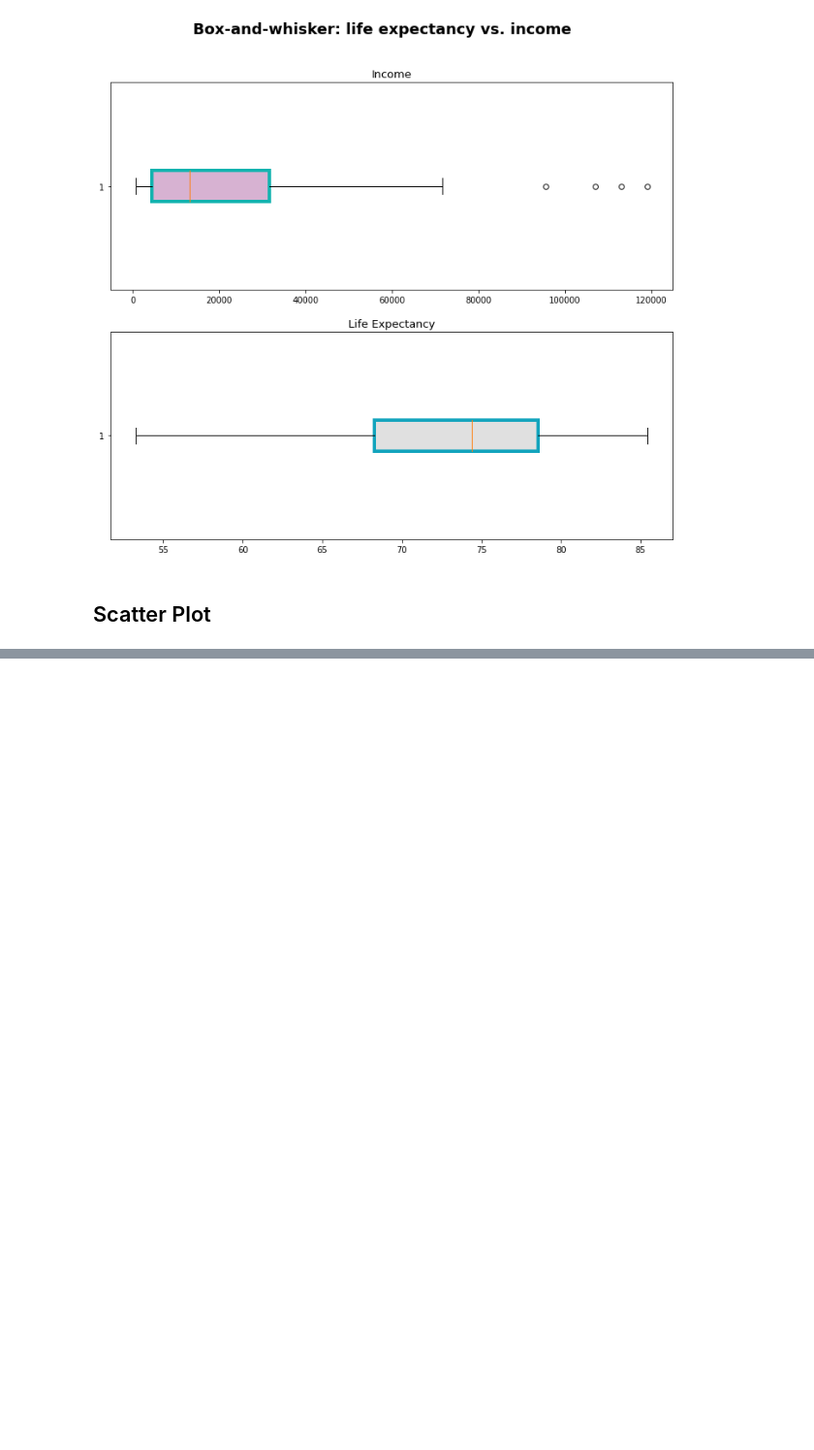
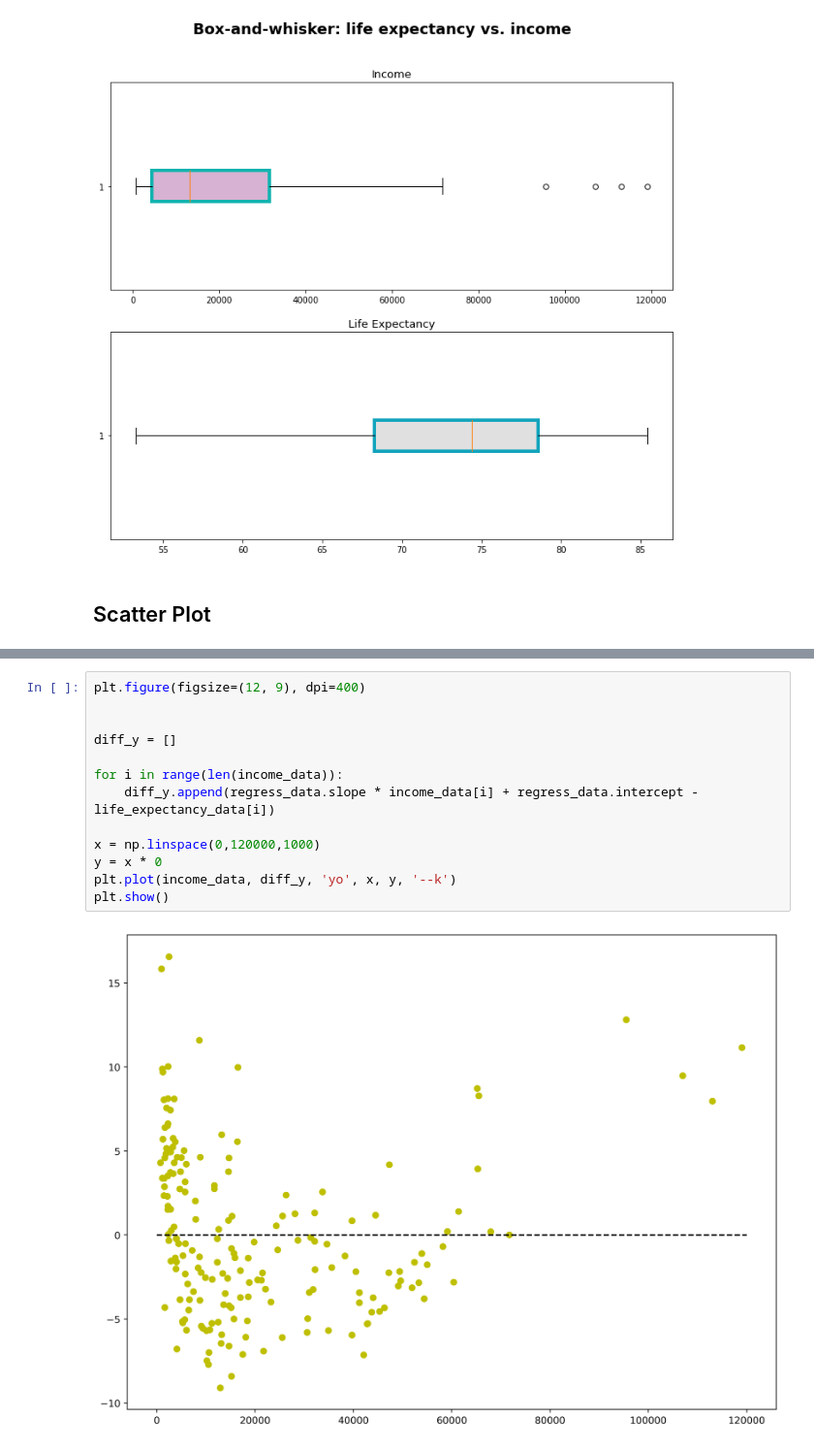
Before and after one commit to BennyWu1210/Data-Management-Project, a Jupyter notebook: Life-Expectancy-Analysis.ipynb, the cells around one changed output, grey strips where cells are left out. Shown at 97% size. Cells and saved outputs as stored; diff of their text form; blank space fills up the shorter version.

```diff
--- a/Life-Expectancy-Analysis.ipynb
+++ b/Life-Expectancy-Analysis.ipynb
@@ -152,0 +199,15 @@ plt.show()
+# %%
+plt.figure(figsize=(12, 9), dpi=400)
+
+
+diff_y = []
+
+for i in range(len(income_data)):
+    diff_y.append(regress_data.slope * income_data[i] + regress_data.intercept - life_expectancy_data[i])
+
+x = np.linspace(0,120000,1000)
+y = x * 0
+plt.plot(income_data, diff_y, 'yo', x, y, '--k')
+plt.show()
+# %% [output]
+[figure, added]
```
Also changed, not shown: parts of 3 cells of this notebook.
